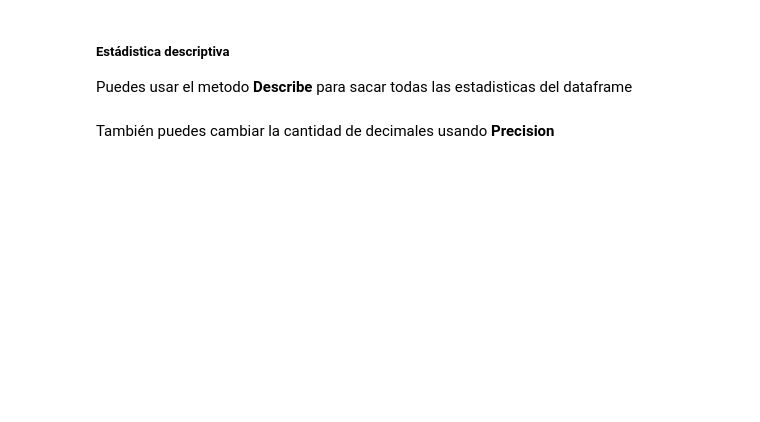
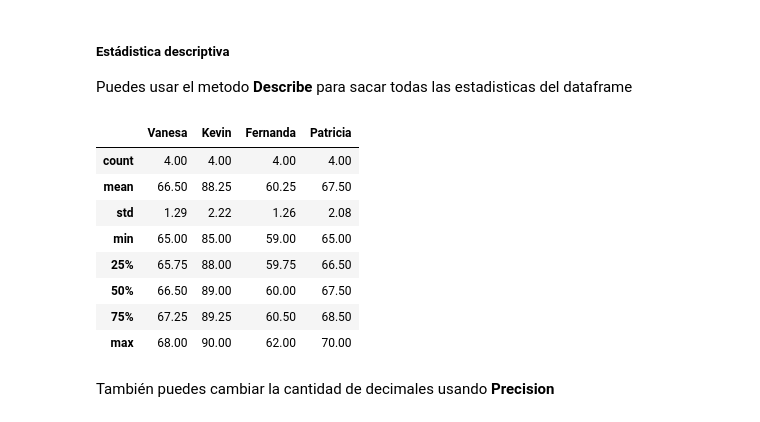
Before and after one commit to DrDeus/Python1st, a Jupyter notebook: 7.-Arreglos con Numpy.ipynb, the cells around one changed output. Drawn from its saved outputs; the diff is of its cells as text; code cells hidden in the pictures; blank space fills up the shorter version.

```diff
--- a/7.-Arreglos con Numpy.ipynb
+++ b/7.-Arreglos con Numpy.ipynb
@@ -317,3 +606,8 @@ Agarra este diccionario y conviertelo en un dataframe
 
  reg_peso = {'Vanesa':[68,67,66,65],'Kevin':[89,89,90,88],
  'Fernanda':[59,60,60,62],'Patricia':[70,68,67,65]}
+# %%
+ reg_peso = {'Vanesa':[68,67,66,65],'Kevin':[89,89,90,88],'Fernanda':[59,60,60,62],'Patricia':[70,68,67,65]}
+# %%
+peso = pd.DataFrame(reg_peso)
+peso
@@ -323,3 +623,6 @@ Agarra este diccionario y conviertelo en un dataframe
 Añade los siguientes indices personalizados
 
 peso.index = ['Mes 1','Mes 2','Mes 3','Mes 4']
+# %%
+peso.index = ['Mes 1','Mes 2','Mes 3','Mes 4']
+peso
@@ -354,2 +734,5 @@ Que pasa si solo queremos cuanto pesaba Patricia en el mes 3? Usa at
 # %% [markdown]
 Resulta que Kevin en realidad pesaba 85kg en el mes 4, cambia su valor usando at
+# %%
+peso.at["Mes 4", "Kevin"] = 85
+peso
@@ -357,5 +746,17 @@ Resulta que Kevin en realidad pesaba 85kg en el mes 4, cambia su valor usando at
 ##### Estádistica descriptiva
 
 Puedes usar el metodo **Describe** para sacar todas las estadisticas del dataframe
+# %%
+peso.describe().round(2)
+# %% [output]
+|  | Vanesa | Kevin | Fernanda | Patricia |
+| count | 4.00 | 4.00 | 4.00 | 4.00 |
+| mean | 66.50 | 88.25 | 60.25 | 67.50 |
+| std | 1.29 | 2.22 | 1.26 | 2.08 |
+| min | 65.00 | 85.00 | 59.00 | 65.00 |
+| 25% | 65.75 | 88.00 | 59.75 | 66.50 |
+| 50% | 66.50 | 89.00 | 60.00 | 67.50 |
+| 75% | 67.25 | 89.25 | 60.50 | 68.50 |
+| max | 68.00 | 90.00 | 62.00 | 70.00 |
 # %% [markdown]
 También puedes cambiar la cantidad de decimales usando **Precision**
```
Also changed, not shown: parts of 79 cells of this notebook.
